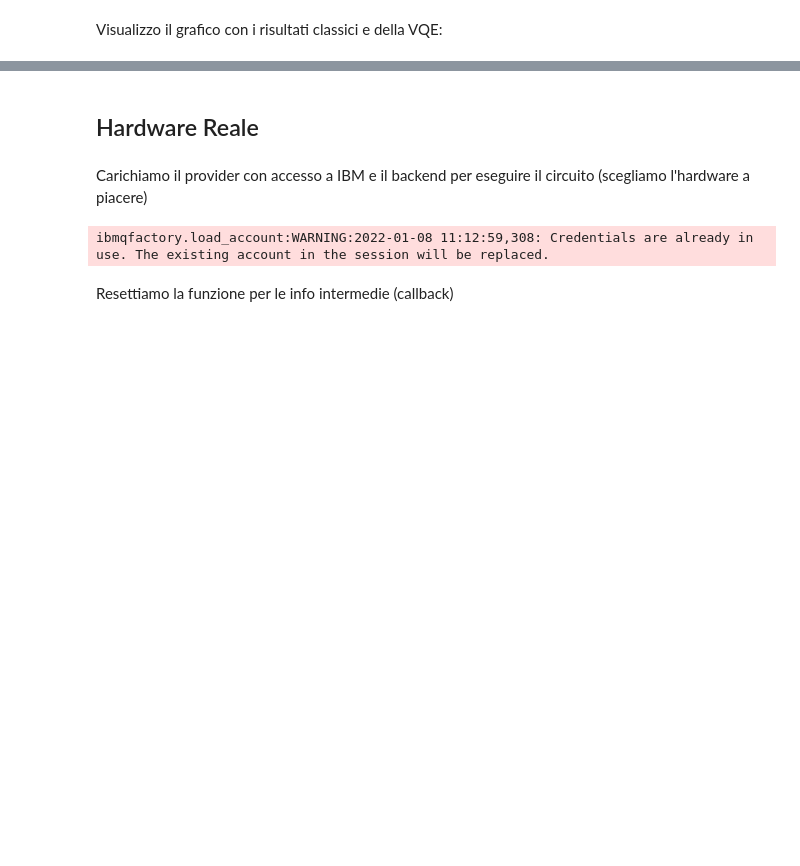
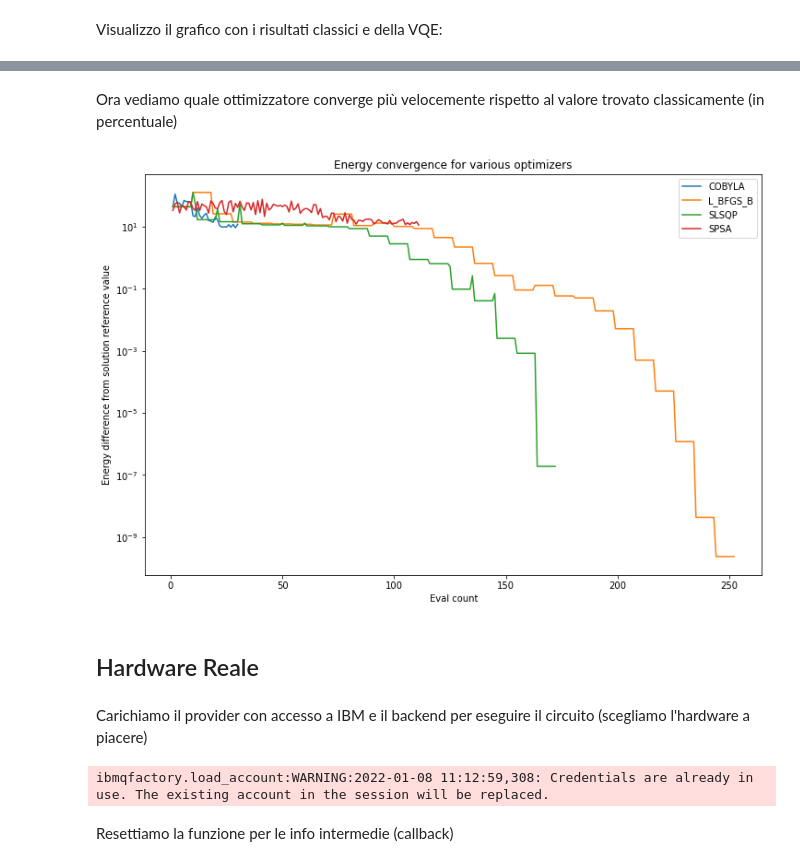
Before and after one commit to DeWitt46/AQM_progettino, a Jupyter notebook: Main-checkpoint.ipynb, the cells around one changed output, grey strips where cells are left out. Drawn from its saved outputs; the diff is of its cells as text; code cells hidden in the pictures; blank space fills up the shorter version.

```diff
--- a/Main-checkpoint.ipynb
+++ b/Main-checkpoint.ipynb
@@ -255,3 +276,16 @@ plot_tot([cGSEigE, EigE, qGSEigE])
+# %% [markdown]
+Ora vediamo quale ottimizzatore converge più velocemente rispetto al valore trovato classicamente (in percentuale)
+# %%
+pylab.rcParams['figure.figsize'] = (12, 8)
+for i, optimizer in enumerate(optimizers):
+    pylab.plot(converge_nfev_qH[B_fiss][i], abs(100*(cGSEigE[B_fiss] - converge_energy_qH[B_fiss][i])/cGSEigE[B_fiss]), label=type(optimizer).__name__)
+pylab.xlabel('Eval count')
+pylab.ylabel('Energy difference from solution reference value')
+pylab.title('Energy convergence for various optimizers')
+pylab.yscale('log')
+pylab.legend(loc='upper right');
+# %% [output]
+[figure, added]
 # %% [markdown]
 ## Hardware Reale
 # %% [markdown]
```
Also changed, not shown: parts of 45 cells of this notebook.
